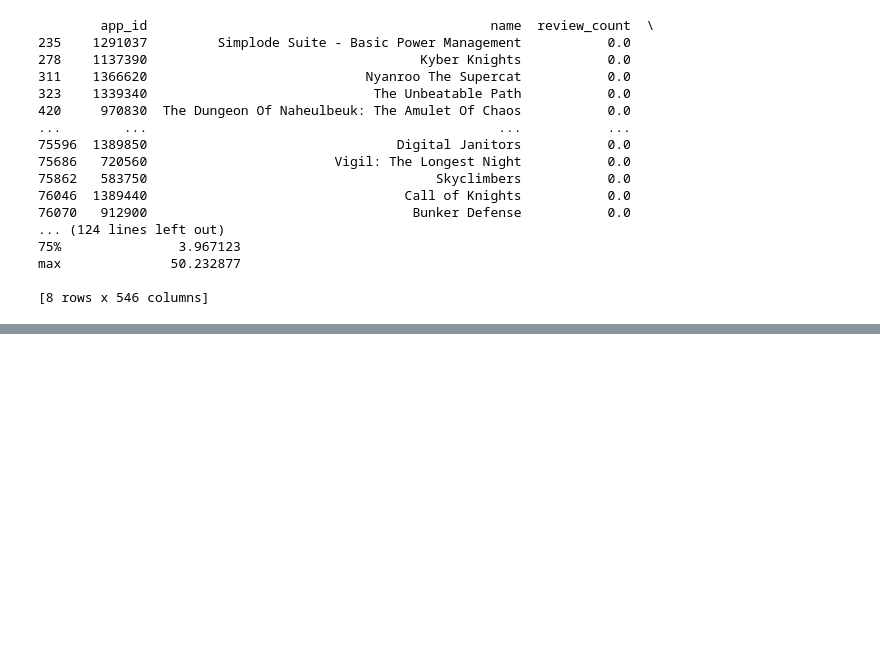
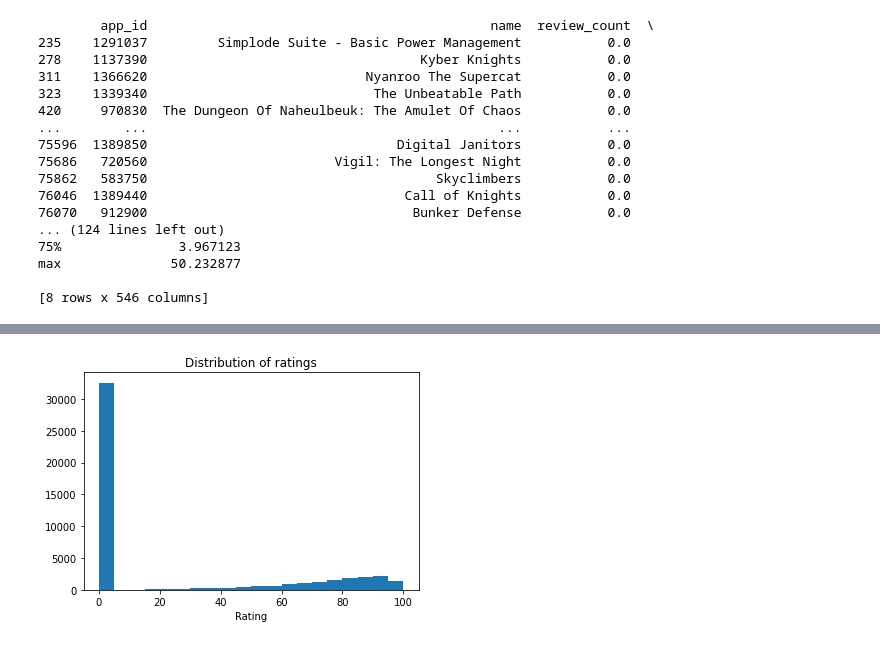
Before and after one commit to LukasL97/IDS-Steam, a Jupyter notebook: Project_incompletedata.ipynb, the cells around one changed output, grey strips where cells are left out. Cells and saved outputs as stored; diff of their text form; code cells hidden in the pictures; blank space fills up the shorter version.

```diff
--- a/Project_incompletedata.ipynb
+++ b/Project_incompletedata.ipynb
@@ -421,3 +426,13 @@ category_Half-Life Franchise Franchise         0
 
 [115 rows x 1 columns]
 (47803, 434)
+# %%
+# Histogram ratings:
+mat.hist(x=games['rating'], bins=20)
+mat.title('Distribution of ratings')
+mat.xlabel('Rating')
+mat.show()
+# Though it seems, that there are a lot of games that have a very low ranking, this should be a consequence
+# of the imputation.
+# %% [output]
+[figure, added]
```
Also changed, not shown: parts of 17 cells of this notebook.
